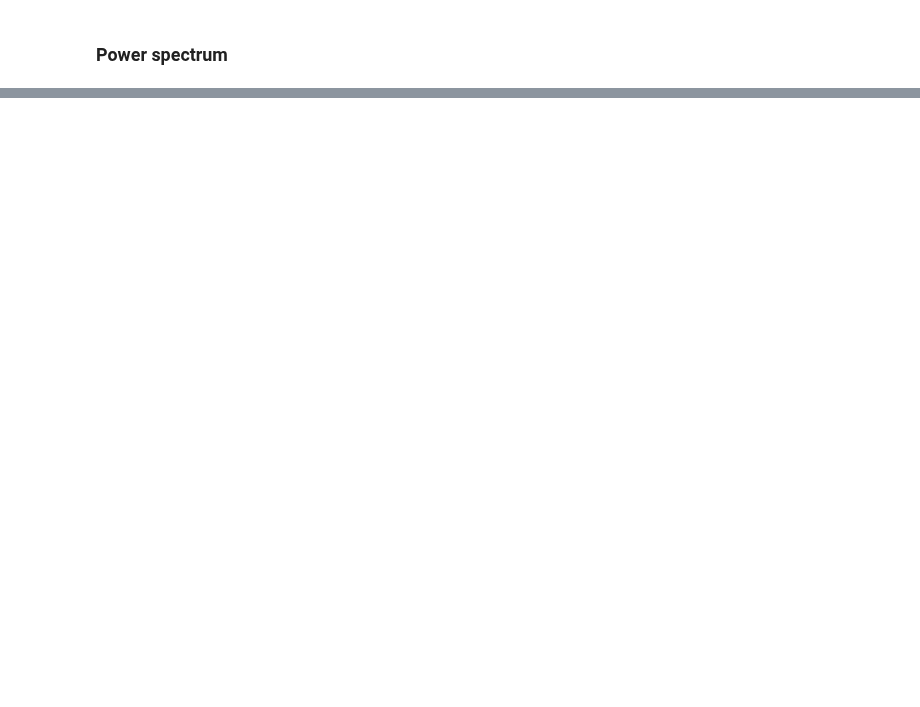
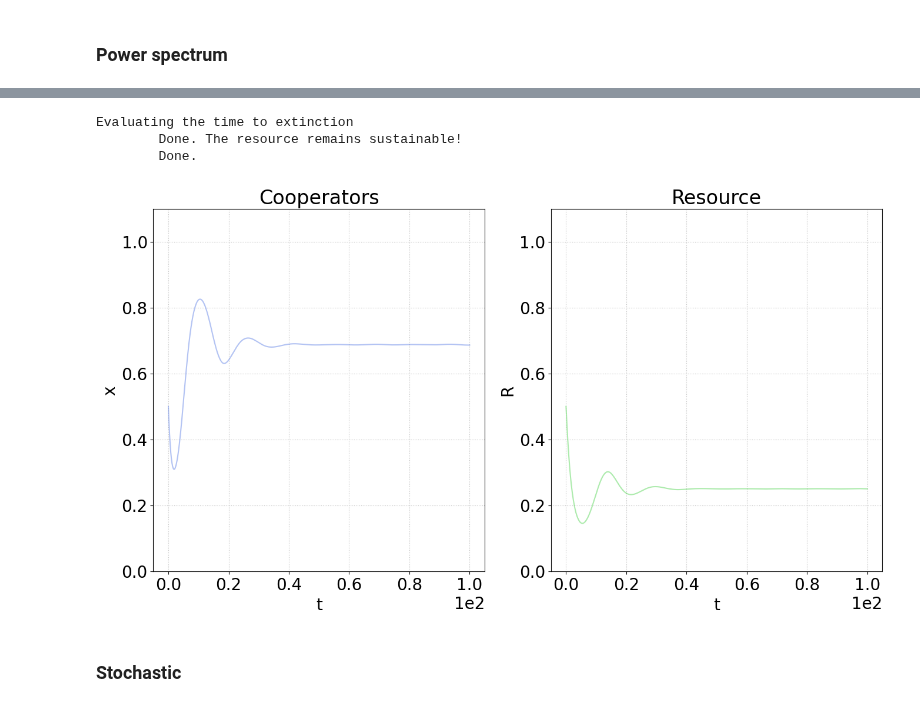
Before and after one commit to fabiomngzz/CPRSustainability, a Jupyter notebook: CPRsust_fullyStoc.ipynb, the cells around one changed output, grey strips where cells are left out. Drawn from its saved outputs; the diff is of its cells as text; code cells hidden in the pictures; blank space fills up the shorter version.

Commit message:
Implemented kFpP case in py notebook and script for data production

```diff
--- a/CPRsust_fullyStoc.ipynb
+++ b/CPRsust_fullyStoc.ipynb
@@ -803,0 +796,73 @@ figKFPS, axKFPS = CPRSustStocSimPlot(plotsObjPS)
+# %%
+if runCase['kFpP']:
+    context_kFpP_MF = copy.copy(contextCommon)
+
+    # Taking from the context the parameter values used by solve_ivp
+    paramsString_kFpP = ['b','extractionRates','N','K']
+    params = evalContextVar(paramsString_kFpP,context_kFpP_MF)
+
+    tEvalDet = np.linspace(0,tMax_detRes,1000)
+
+    zSeries = scint.solve_ivp(HES_kFpP,[0,tMax_detRes],[R0,x0],method='RK45',t_eval=tEvalDet,args=(params))
+
+    # Unpack the resulting object
+    seriesObj_kFpP_MF = {
+        'time' : zSeries.t,
+        'cooperators' : zSeries.y[1],
+        'resource' : zSeries.y[0]
+        }
+
+    # Time to extinction
+    print('Evaluating the time to extinction')
+    tExt_kFpP_MF = extinctionTime_single(seriesObj_kFpP_MF['time'],seriesObj_kFpP_MF['resource'],tolerance)
+    if not tExt_kFpP_MF:
+        print('\tDone. The resource remains sustainable!')
+        seriesObj_kFpP_MF['absorbing'] = False
+    else:
+        seriesObj_kFpP_MF['absorbing'] = True
+    print('\tDone.')
+
+    plotsObj = [
+        {
+            'name' : 'Cooperators',
+            'x' : seriesObj_kFpP_MF['time'],
+            'y': seriesObj_kFpP_MF['cooperators'],
+            'color' : 'royalblue',
+            'xlabel' : 't',
+            'ylabel' : 'x',
+            'yLims' : [0, 1.1]
+        },
+        {
+            'name' : 'Resource',
+            'x' : seriesObj_kFpP_MF['time'],
+            'y' : seriesObj_kFpP_MF['resource'],
+            'color' : 'limegreen',
+            'xlabel' : 't',
+            'ylabel' : 'R',
+            'yLims' : [0,1.1]
+        }
+    ]
+
+    fig_kFpP_MF, ax_kFpP_MF = plt.subplots(1,2,figsize=(16,8))
+
+    for ax,plotObj in zip(ax_kFpP_MF,plotsObj):
+        ax.set_title(plotObj['name'])
+        ax.plot(plotObj['x'],plotObj['y'],plotObj['color'], alpha=0.4)
+        ax.ticklabel_format(style='sci', axis='x', scilimits=(0, 0))
+        ax.set_xlabel(plotObj['xlabel'])
+        ax.set_ylabel(plotObj['ylabel'])
+        ax.set_ylim(plotObj['yLims'])
+        ax.grid(which='both',linestyle=':',color='k',alpha=0.25)
+    if tExt_kFpP_MF:
+        ax_kF_MF[1].vlines(tExt_MF,0,R0,colors='lime',linestyle='-.',label='Time to extinction')
+        ax_kF_MF[1].legend()
+    plt.show()
+else:
+    print('Not executed. See the settings in the first cell.')
+# %% [output]
+Evaluating the time to extinction
+        Done. The resource remains sustainable!
+        Done.
+[figure, added]
+# %% [markdown]
+### Stochastic
```
Also changed, not shown: parts of 16 cells of this notebook, 3 other files.
